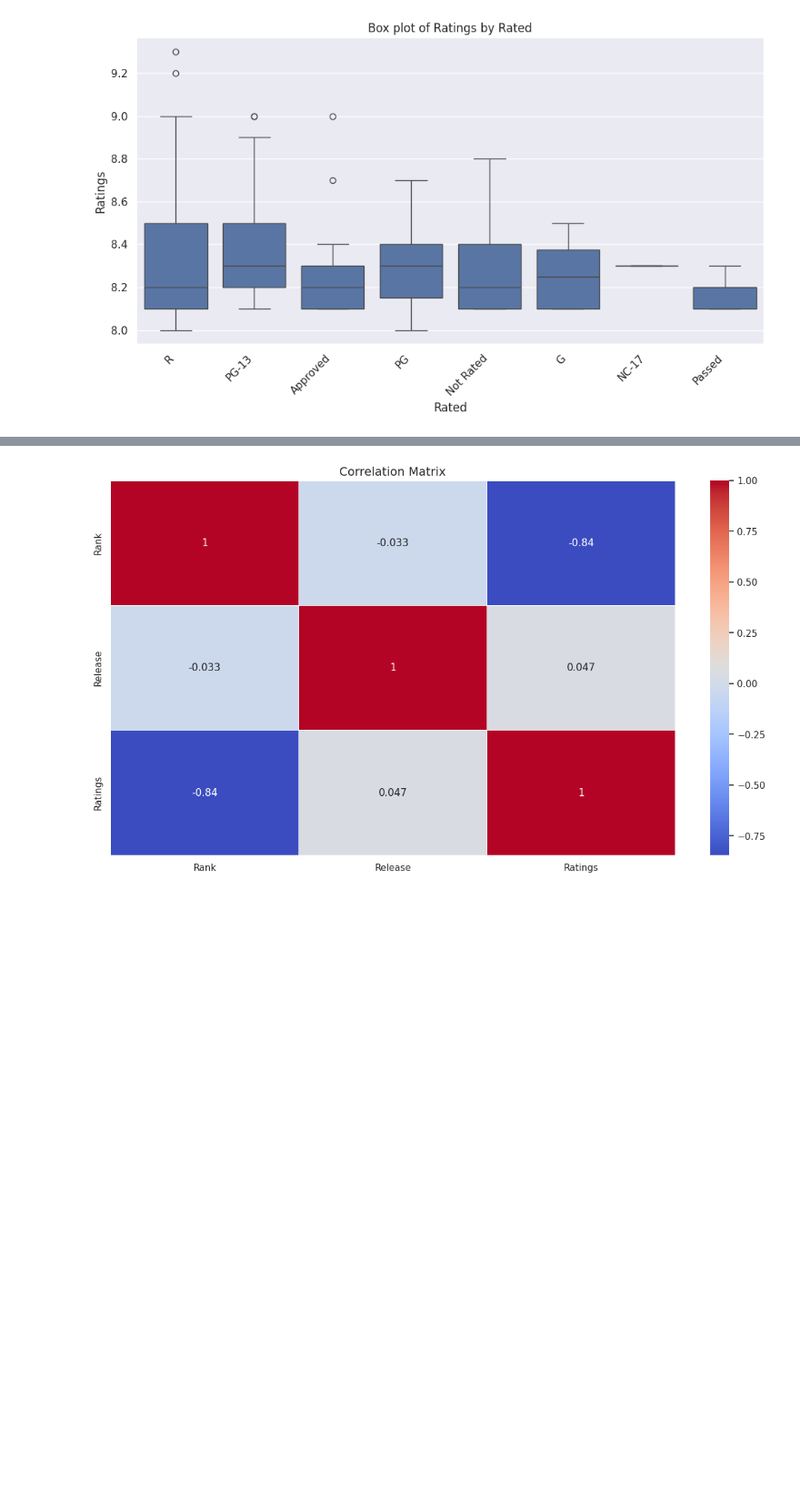
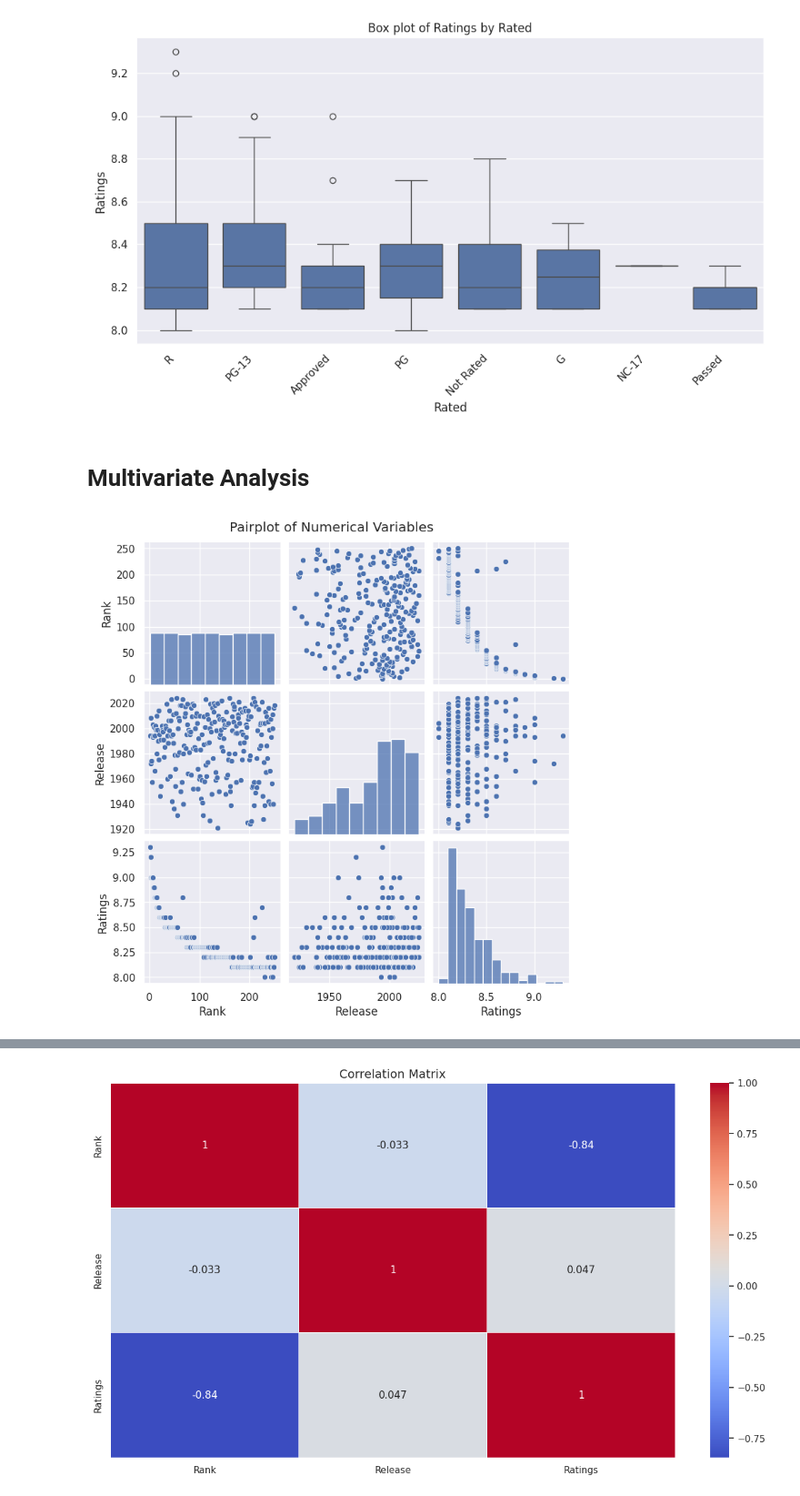
Before and after one commit to Nikhil5566/EDA-Repo, a Jupyter notebook: IMDB_Top_250_Movies_of_All_Time_Dataset.ipynb, the cells around one changed output, grey strips where cells are left out. Shown at 91% size. Drawn from its saved outputs; the diff is of its cells as text; code cells hidden in the pictures; blank space fills up the shorter version.

```diff
--- a/IMDB_Top_250_Movies_of_All_Time_Dataset.ipynb
+++ b/IMDB_Top_250_Movies_of_All_Time_Dataset.ipynb
@@ -233,3 +233,13 @@ for cat_col in categorical_cols:
 [figure]
 [figure]
 [figure]
+# %% [markdown]
+# Multivariate Analysis
+# %%
+# Pairplot for numerical columns (visualizing relationships between multiple numerical variables)
+numerical_cols = df.select_dtypes(include=np.number).columns.tolist()
+sns.pairplot(df[numerical_cols])
+plt.suptitle("Pairplot of Numerical Variables", y=1.02)
+plt.show()
+# %% [output]
+[figure, added]
```
Also changed, not shown: parts of 3 cells of this notebook.
